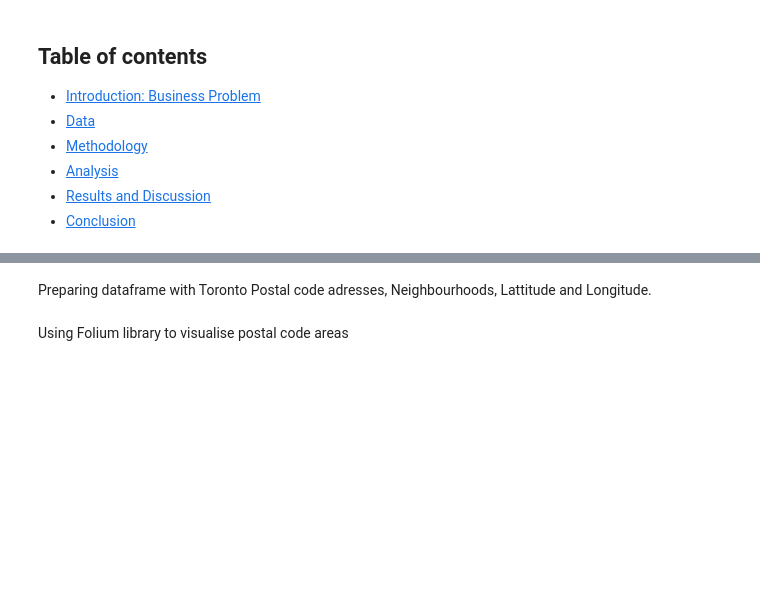
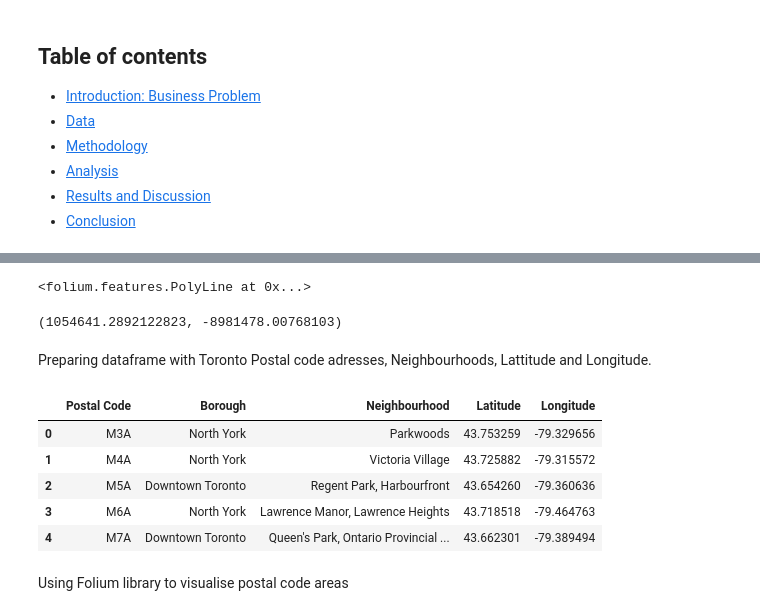
Before and after one commit to viktar-b/CAPSTONE, a Jupyter notebook: capstone-notebook.ipynb, the cells around one changed output, grey strips where cells are left out. Saved outputs shown, nothing was run; the diff lists cells and outputs as text; code cells hidden in the pictures; blank space fills up the shorter version.

```diff
--- a/capstone-notebook.ipynb
+++ b/capstone-notebook.ipynb
@@ -18,3 +31,46 @@ Cluster Toronto areas with respect to the cost of meals in restaurants.
+# %%
+topright =      (43.857698, -79.169111)
+topleft =       (43.750724, -79.640452)
+bottomleft =    (43.557857, -79.541984)
+bottomrigth =   (43.749704, -79.111260)
+
+
+
+boundaries = [
+    topright,
+    topleft,
+    bottomleft,
+    bottomrigth,
+    topright
+]
+
+
+toronto_map = folium.Map(location=[43.7, -79.4], zoom_start=10)
+
+toronto_map.choropleth(
+    geo_data='Toronto2.geojson',
+    fill_color='Yellow',
+    line_color='Red',
+    fill_opacity=0.9,
+    line_opacity=0.1,
+    reset=True
+)
+
+folium.PolyLine(boundaries, color="red", weight=2.5, opacity=1).add_to(toronto_map)
+# %% [output]
+<folium.features.PolyLine at 0x...>
+# %%
+import pyproj
+
+def lonlat_to_xy(lon, lat):
+    proj_latlon = pyproj.Proj(proj='latlong',datum='WGS84')
+    proj_xy = pyproj.Proj(proj="utm", zone=33, datum='WGS84')
+    xy = pyproj.transform(proj_latlon, proj_xy, lon, lat)
+    return xy[0], xy[1]
+
+lonlat_to_xy(*topleft)
+# %% [output]
+(1054641.2892122823, -8981478.00768103)
 # %%
 import pandas as pd
 import numpy as np
@@ -22,12 +78,19 @@ import requests
 # %% [markdown]
 Preparing dataframe with Toronto Postal code adresses, Neighbourhoods, Lattitude and Longitude.
 # %%
-# url = "https://en.wikipedia.org/wiki/List_of_postal_codes_of_Canada:_M"
-# wiki_df = pd.read_html(requests.get(url).text)[0]
-# wiki_df = wiki_df[wiki_df['Borough'] != 'Not assigned']
-# coord_df = pd.read_csv('Geospatial_Coordinates.csv')
-# wiki_df = wiki_df.merge(coord_df, how='left', on='Postal Code')
-# wiki_df.head()
+url = "https://en.wikipedia.org/wiki/List_of_postal_codes_of_Canada:_M"
+wiki_df = pd.read_html(requests.get(url).text)[0]
+wiki_df = wiki_df[wiki_df['Borough'] != 'Not assigned']
+coord_df = pd.read_csv('geospatial-coordinates.csv')
+wiki_df = wiki_df.merge(coord_df, how='left', on='Postal Code')
+wiki_df.head()
+# %% [output]
+|  | Postal Code | Borough | Neighbourhood | Latitude | Longitude |
+| 0 | M3A | North York | Parkwoods | 43.753259 | -79.329656 |
+| 1 | M4A | North York | Victoria Village | 43.725882 | -79.315572 |
+| 2 | M5A | Downtown Toronto | Regent Park, Harbourfront | 43.654260 | -79.360636 |
+| 3 | M6A | North York | Lawrence Manor, Lawrence Heights | 43.718518 | -79.464763 |
+| 4 | M7A | Downtown Toronto | Queen's Park, Ontario Provincial ... | 43.662301 | -79.389494 |
 # %% [markdown]
 Using Folium library to visualise postal code areas
 # %%
```
Also changed, not shown: parts of 5 cells of this notebook, 1 other file.
